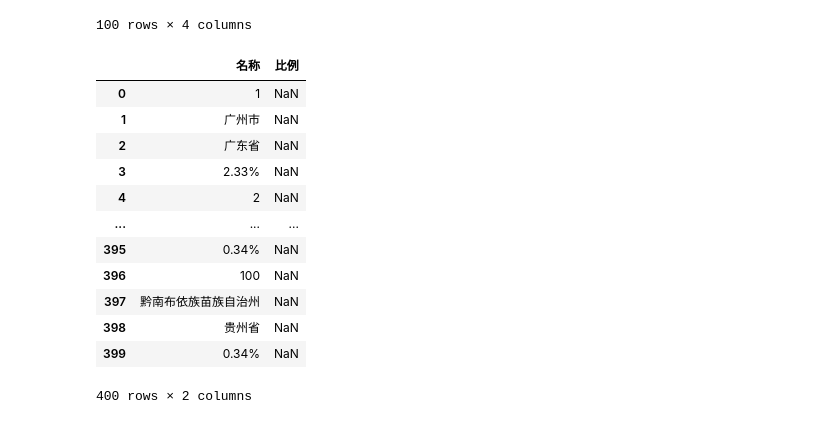
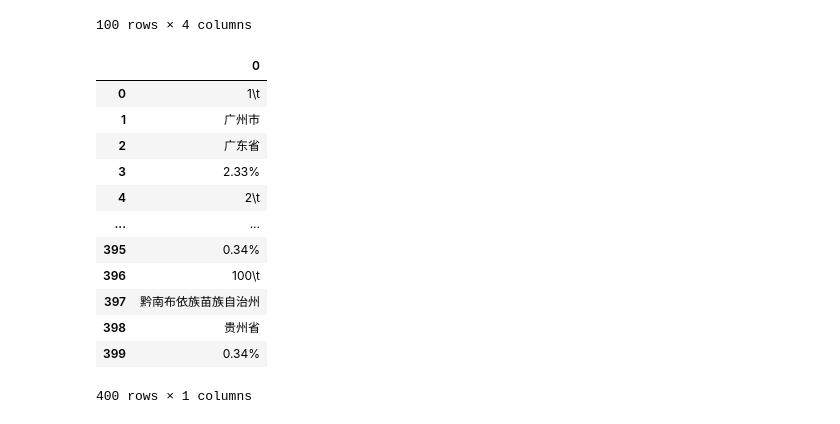
Before and after one commit to jackkkchen/Pandas-Migration-Map, a Jupyter notebook: 6.3City .ipynb, the cells around one changed output. Saved outputs shown, nothing was run; the diff lists cells and outputs as text; code cells hidden in the pictures.

```diff
--- a/6.3City .ipynb
+++ b/6.3City .ipynb
@@ -158,16 +155,0 @@ writer.close()
-# %%
-pd.read_table('6.3迁入.txt')
-# %% [output]
-|  | 名称 | 比例 |
-| 0 | 1 | NaN |
-| 1 | 广州市 | NaN |
-| 2 | 广东省 | NaN |
-| 3 | 2.33% | NaN |
-| 4 | 2 | NaN |
-| ... | ... | ... |
-| 395 | 0.34% | NaN |
-| 396 | 100 | NaN |
-| 397 | 黔南布依族苗族自治州 | NaN |
-| 398 | 贵州省 | NaN |
-| 399 | 0.34% | NaN |
-400 rows × 2 columns
@@ -173,0 +158,18 @@ pd.read_table('6.3迁入.txt')
+# %%
+# read data from txt file
+df = pd.read_csv("6.3迁入.txt", header = None)
+df
+# %% [output]
+|  | 0 |
+| 0 | 1\t |
+| 1 | 广州市 |
+| 2 | 广东省 |
+| 3 | 2.33% |
+| 4 | 2\t |
+| ... | ... |
+| 395 | 0.34% |
+| 396 | 100\t |
+| 397 | 黔南布依族苗族自治州 |
+| 398 | 贵州省 |
+| 399 | 0.34% |
+400 rows × 1 columns
```
Also changed, not shown: parts of 6 cells of this notebook.
